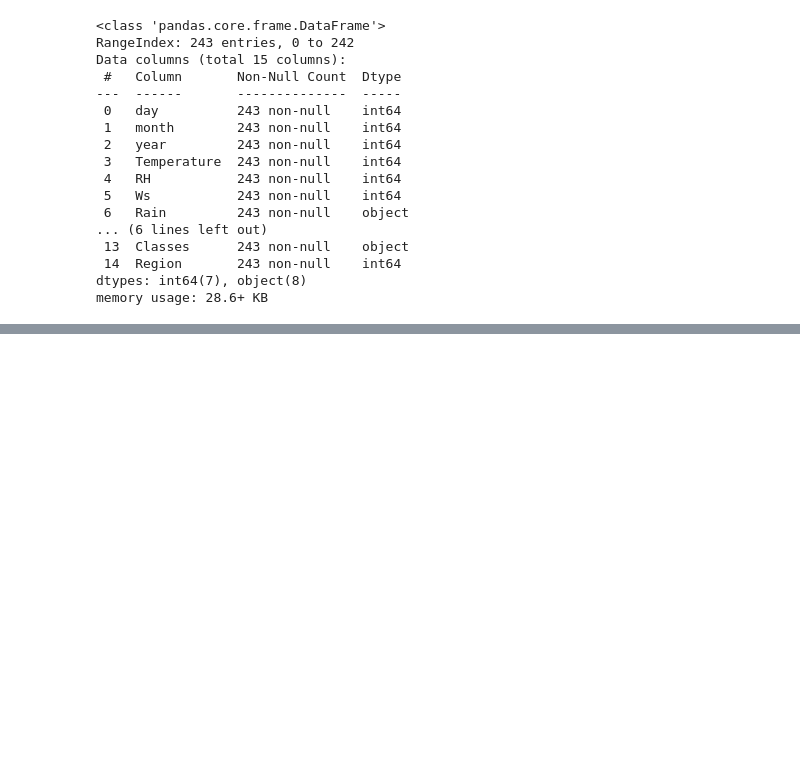
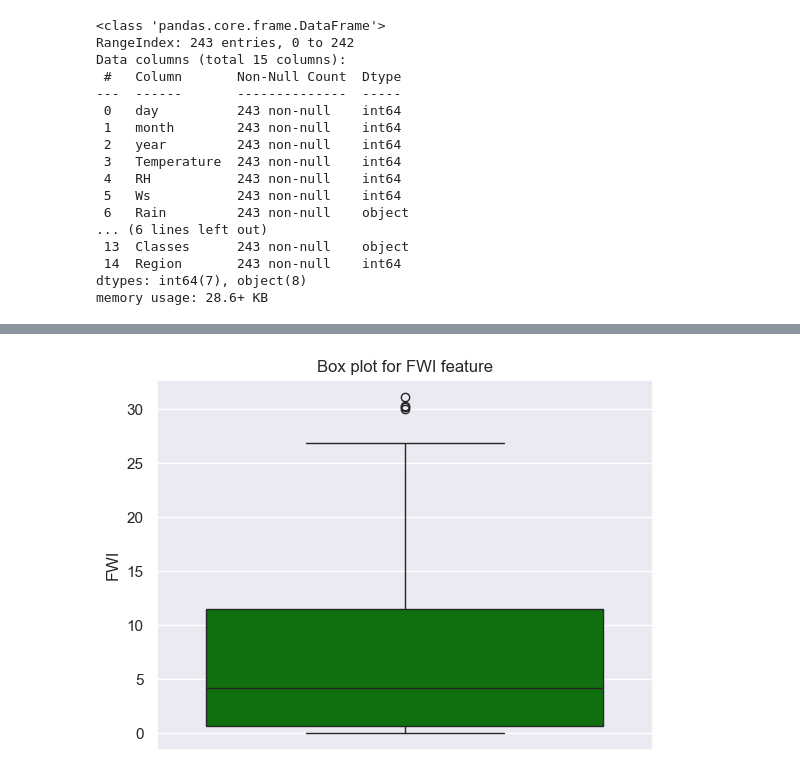
Before and after one commit to Imani-hub-pixel/AI-and-ML-Udemy-course, a Jupyter notebook: RIdge and lasso regression/Algerian_forest.ipynb, the cells around one changed output, grey strips where cells are left out. Cells and saved outputs as stored; diff of their text form; code cells hidden in the pictures; blank space fills up the shorter version.

```diff
--- a/RIdge and lasso regression/Algerian_forest.ipynb
+++ b/RIdge and lasso regression/Algerian_forest.ipynb
@@ -177,0 +290,7 @@ memory usage: 28.6+ KB
+# %%
+#box plot
+sns.boxplot(df['FWI'],color='green')
+plt.title('Box plot for FWI feature')
+plt.show()
+# %% [output]
+[figure, added]
```
Also changed, not shown: parts of 18 cells of this notebook, 1 other file.
